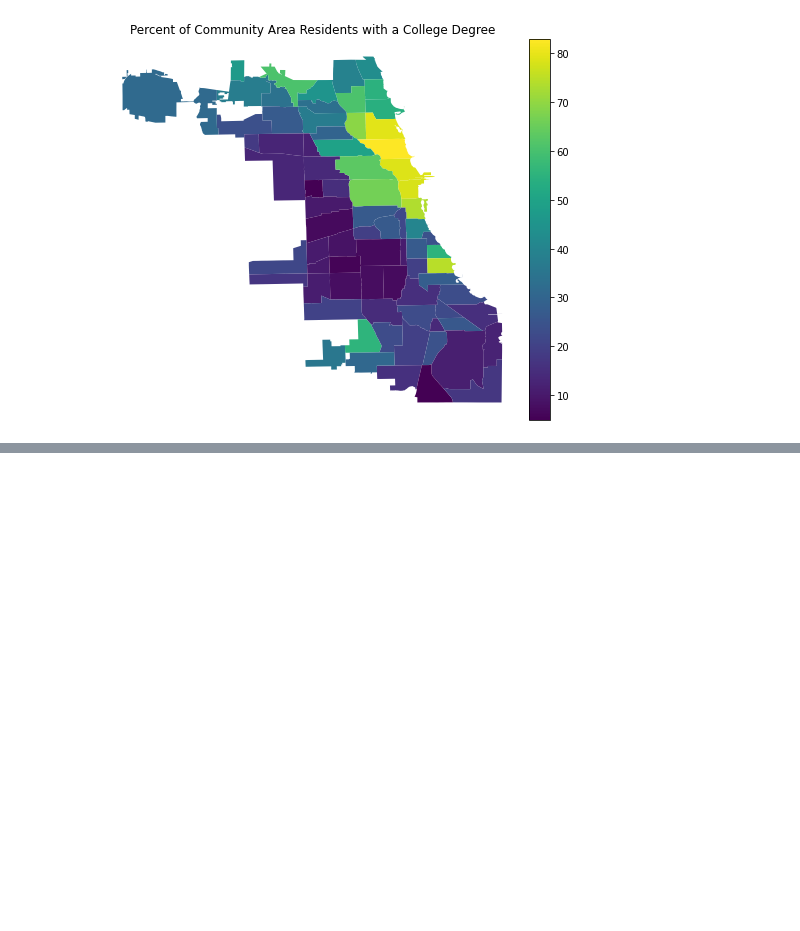
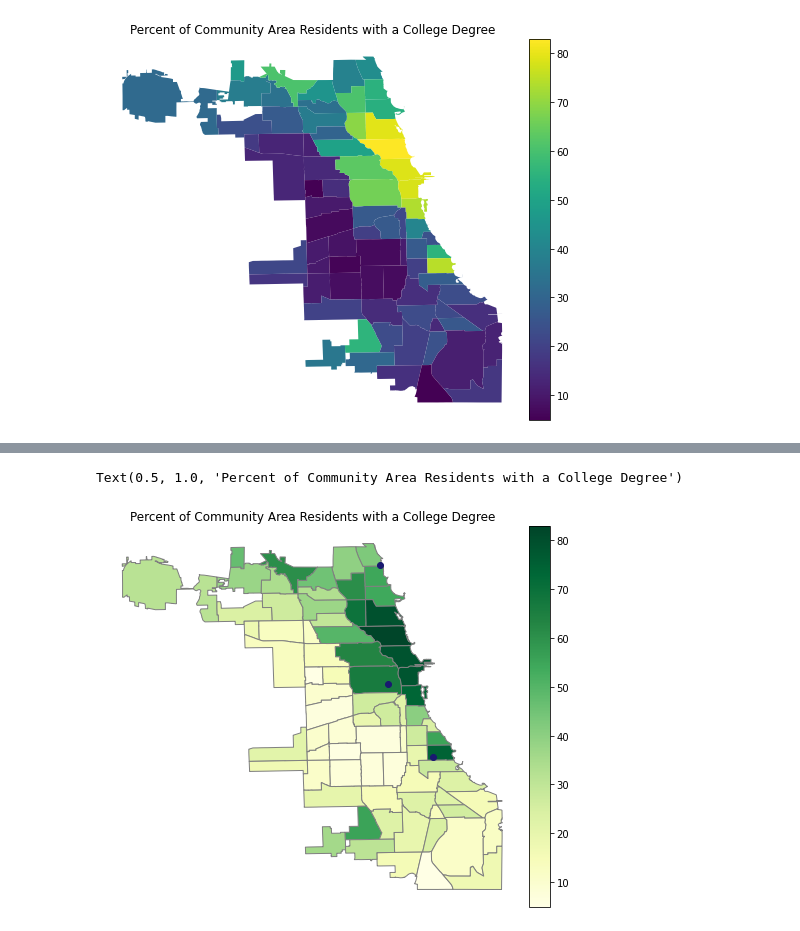
Before and after one commit to Data-and-Programming-2-TAs/Sarah-Discussion-Notebooks, a Jupyter notebook: lab_6-Geopandas example.ipynb, the cells around one changed output, grey strips where cells are left out. Cells and saved outputs as stored; diff of their text form; code cells hidden in the pictures; blank space fills up the shorter version.

```diff
--- a/lab_6-Geopandas example.ipynb
+++ b/lab_6-Geopandas example.ipynb
@@ -252,0 +181,27 @@ ERROR:bokeh.core.validation.check:E-1001 (BAD_COLUMN_NAME): Glyph refers to none
+# %%
+uni_gdf = geopandas.GeoDataFrame(uni_df,
+                                 geometry=geopandas.points_from_xy(uni_df['Longitude'], uni_df['Latitude']),
+                                 crs = 'epsg:4326')
+# Cite: https://geopandas.org/projections.html
+# %%
+fig, ax = plt.subplots(figsize=(8,8))
+
+divider = make_axes_locatable(ax)
+cax = divider.append_axes("right", size="5%", pad=0.1)
+
+ax = use_gdf.plot(ax=ax, column='Percent', cmap = 'YlGn', edgecolor='grey',
+                  legend=True, cax=cax)
+
+
+uni_gdf.plot(ax=ax, color='midnightblue')
+
+
+ax.axis('off')
+ax.set_title('Percent of Community Area Residents with a College Degree')
+
+# Cite: https://geopandas.org/mapping.html
+# Cite: https://matplotlib.org/tutorials/colors/colormaps.html
+# Cite: https://matplotlib.org/3.1.0/gallery/color/named_colors.html
+# %% [output]
+Text(0.5, 1.0, 'Percent of Community Area Residents with a College Degree')
+[figure, added]
```
Also changed, not shown: parts of 20 cells of this notebook.
